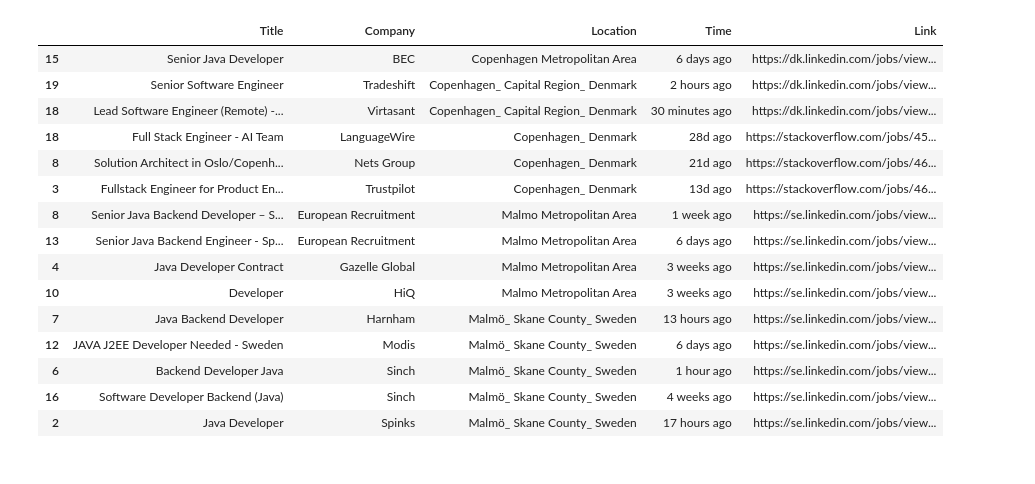
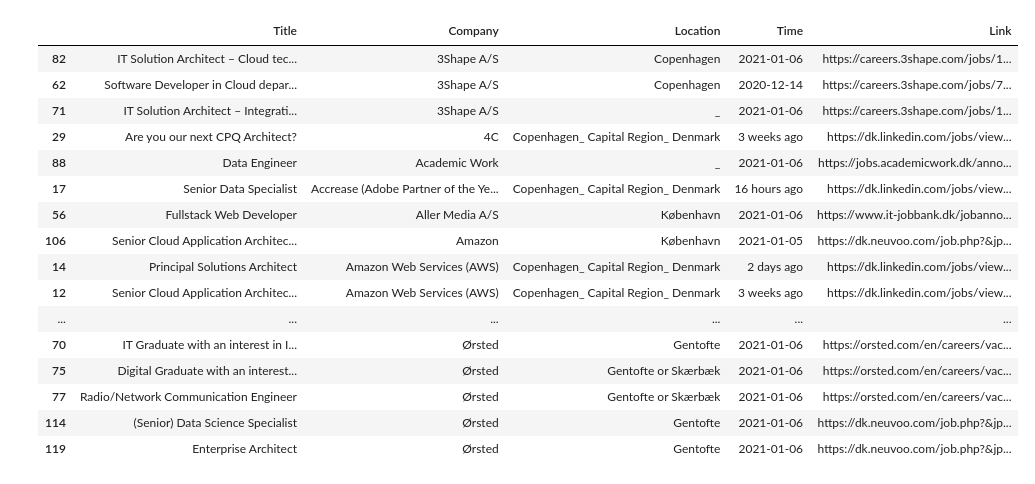
Before and after one commit to sujoe77/DataLab, a Jupyter notebook: cs109/webScraping/job/explore_job.ipynb, the cells around one changed output. Drawn from its saved outputs; the diff is of its cells as text; code cells hidden in the pictures.

```diff
--- a/cs109/webScraping/job/explore_job.ipynb
+++ b/cs109/webScraping/job/explore_job.ipynb
@@ -1,8 +1,9 @@
 # %%
+import glob
+import os
 from datetime import datetime, timedelta
+
 import pandas as pd
-import glob, os
-import numpy as np
 
 def ex_filter(title, exList):
     for keyword in exList:
@@ -15,12 +16,15 @@ os.chdir("/media/zhou/DATA/zhousu/git/github_new/DataLab/cs109/webScraping/job/d
 dfList = []
 for file in glob.glob("*.csv"):
     mtime = os.path.getmtime(file)
-    #print(mtime)
+    #print(mtime)--
+
     now = datetime.now()
-    before = now + timedelta(hours = -9)
-    ts = before.timestamp()
+    end = now + timedelta(days = -0)
+    start = now + timedelta(days = -34)
+    ts = start.timestamp()
+    ts2 = end.timestamp()
     #print(ts)
-    if mtime > ts:
+    if mtime > ts and mtime < ts2:
         print(file)
         df1 = pd.read_csv(file)
         dfList.append(df1)
@@ -29,22 +33,41 @@ df = pd.concat(dfList)
 
 pd.set_option('display.max_colwidth', -1)
 
-excludeCompany = "Valtech|Peytz|UNOPS|Mercell|GlobeSearch|Laerdal|Commentor|Game|Academy|Handiscover"
-excludeCompany += "|KMD|Bloom|Maersk|BLAST|DevFactory|Proper|Netcom|DTU|Portchain|Enghouse|Kind|Neo4j"
+excludeCompany = "Valtech|Peytz|UNOPS|Mercell|GlobeSearch|Laerdal|Commentor|Game|Academy|Handiscover|SOS|BEC|Glaze|Loops|My-Stai"
+excludeCompany += "|Energy|KMD|Bloom|Maersk|BLAST|DevFactory|Proper|Netcom|DTU|Portchain|Enghouse|Kind|Neo4j|The org|Peakon|Universitet|Nykredit"
+excludeCompany += "|splice|styrelsen|Backlink|Energinet|Økonomistyrelsen|GAN Integrity|EPOS|Statistik|Coupleness|obi|Nexcom|Mjølner|Intempus|IPRally|Issuu|Payne Search|Turis|Startuplifers|sports|Adnami|One.com|Talent|Cobblestone|SoEasy|Stakater|Trustpilot|Blockchain4talent|Elastic|Acamp|Futurenoob|Olufsen|Crossover|Accenture|Copyright|butter|GoodMonday|Holvi"
+excludeCompany += "|pwc|visikon|lego|iHeadHunt|Logistics"
 
-excludeTitle = "Scrum|Change|WordPress|SRE|test|Kotlin|iOS|Admin|30_000|Junior"
-excludeLocation="Lund"
-excludeLink="460585|2326315982|457937"
+excludeCompanyTemp="GitHub|Virtasant|Unity|Nets|Microsoft|Nordea|Tradeshift|Amazon|Splice|shape|Anyfin"
+
+excludeTitle = "Analytiker|Designer|Front|karriere|ASIC|Scrum|Change|WordPress|SRE|test|Kotlin|iOS|Admin|30_000|Junior|kehittäjä|Student|Intern|Embedded|Laravel|utvecklare"
+excludeTitleTemp = "Learning|AWS Cloud"
+excludeLocation="Lund|Malm|Kolding|Aalborg|Helsingør|Aarhus"
+excludeLink="377999|377808|2195971|23292354"
+#excludeLink="2BNjzLXvmk7hI5bmXGvbZA|dOGg2LpnDWjdz8ehzwVUVw|KfAph08xNE12A0XXbLpCeA|aB5wO%2ByQDrAQunLSjb|2BpwDAkDJEtVkobVdhqHBkA|466447|466446|457937|821ad2b7b341|nUYZMON0zQF4zgg|cDW7WAjauYxbF6v837261Q"
+#excludeLink="460585|2326315982|457937|821ad2b7b341|460584|466446|d09a27fa0692|466447|083e9976e50b"
+#excludeLink+="|2BNjzLXvmk7hI5bmXGvbZA|dOGg2LpnDWjdz8ehzwVUVw|KfAph08xNE12A0XXbLpCeA|2BpwDAkDJEtVkobVdhqHBkA|wLO5LludxRoS%2FBIjHtRxig%3D%3D|aB5wO%2ByQDrAQunLSjb|nUYZMON0zQF4zgg|cDW7WAjauYxbF6v837261Q"
+#excludeLink+="|1d3c0fb13884|0e72b20c-6323|d07b82f6-1d9d|2264264068|2337846741|2315585599|7bbe86a3-64ad"
 
 df = df[
     #(~df['Location'].str.contains("Malm", case=False))
     (~df['Company'].str.contains(excludeCompany, case=False))
+   #&(~df['Company'].str.contains(excludeCompanyTemp, case=False))
    & (~df['Title'].str.contains(excludeTitle, case=False))
+    & (~df['Title'].str.contains(excludeTitleTemp, case=False))
    & (~df['Location'].str.contains(excludeLocation, case=False))
    & (~df['Link'].str.contains(excludeLink, case=False))
   ]
 
+df.drop_duplicates(subset =['Link'], keep = 'last', inplace = True)
 df.drop_duplicates(subset =['Company', 'Title'], keep = 'last', inplace = True)
 
-df.sort_values(by=['Location', 'Company', 'Title'])
+
+def make_clickable(val):
+    if val.startswith('http'):
+        return '<a href="{0}">{0}</a>'.format(val)
+    else:
+        return val
+
+df.reset_index(drop=True).sort_values(by=['Company', 'Location', 'Title']).style.format(make_clickable)
 # %% [output]
@@ -61,16 +91,17 @@ jobs_stackoverflow20201209035401.csv
 |  | Title | Company | Location | Time | Link |
-| 15 | Senior Java Developer | BEC | Copenhagen Metropolitan Area | 6 days ago | https://dk.linkedin.com/jobs/view... |
-| 19 | Senior Software Engineer | Tradeshift | Copenhagen_ Capital Region_ Denmark | 2 hours ago | https://dk.linkedin.com/jobs/view... |
-| 18 | Lead Software Engineer (Remote) -... | Virtasant | Copenhagen_ Capital Region_ Denmark | 30 minutes ago | https://dk.linkedin.com/jobs/view... |
-| 18 | Full Stack Engineer - AI Team | LanguageWire | Copenhagen_ Denmark | 28d ago | https://stackoverflow.com/jobs/45... |
-| 8 | Solution Architect in Oslo/Copenh... | Nets Group | Copenhagen_ Denmark | 21d ago | https://stackoverflow.com/jobs/46... |
-| 3 | Fullstack Engineer for Product En... | Trustpilot | Copenhagen_ Denmark | 13d ago | https://stackoverflow.com/jobs/46... |
-| 8 | Senior Java Backend Developer – S... | European Recruitment | Malmo Metropolitan Area | 1 week ago | https://se.linkedin.com/jobs/view... |
-| 13 | Senior Java Backend Engineer - Sp... | European Recruitment | Malmo Metropolitan Area | 6 days ago | https://se.linkedin.com/jobs/view... |
-| 4 | Java Developer Contract | Gazelle Global | Malmo Metropolitan Area | 3 weeks ago | https://se.linkedin.com/jobs/view... |
-| 10 | Developer | HiQ | Malmo Metropolitan Area | 3 weeks ago | https://se.linkedin.com/jobs/view... |
-| 7 | Java Backend Developer | Harnham | Malmö_ Skane County_ Sweden | 13 hours ago | https://se.linkedin.com/jobs/view... |
-| 12 | JAVA J2EE Developer Needed - Sweden | Modis | Malmö_ Skane County_ Sweden | 6 days ago | https://se.linkedin.com/jobs/view... |
-| 6 | Backend Developer Java | Sinch | Malmö_ Skane County_ Sweden | 1 hour ago | https://se.linkedin.com/jobs/view... |
-| 16 | Software Developer Backend (Java) | Sinch | Malmö_ Skane County_ Sweden | 4 weeks ago | https://se.linkedin.com/jobs/view... |
-| 2 | Java Developer | Spinks | Malmö_ Skane County_ Sweden | 17 hours ago | https://se.linkedin.com/jobs/view... |
+| 82 | IT Solution Architect – Cloud tec... | 3Shape A/S | Copenhagen | 2021-01-06 | https://careers.3shape.com/jobs/1... |
+| 62 | Software Developer in Cloud depar... | 3Shape A/S | Copenhagen | 2020-12-14 | https://careers.3shape.com/jobs/7... |
+| 71 | IT Solution Architect – Integrati... | 3Shape A/S | _ | 2021-01-06 | https://careers.3shape.com/jobs/1... |
+| 29 | Are you our next CPQ Architect? | 4C | Copenhagen_ Capital Region_ Denmark | 3 weeks ago | https://dk.linkedin.com/jobs/view... |
+| 88 | Data Engineer | Academic Work | _ | 2021-01-06 | https://jobs.academicwork.dk/anno... |
+| 17 | Senior Data Specialist | Accrease (Adobe Partner of the Ye... | Copenhagen_ Capital Region_ Denmark | 16 hours ago | https://dk.linkedin.com/jobs/view... |
+| 56 | Fullstack Web Developer | Aller Media A/S | København | 2021-01-06 | https://www.it-jobbank.dk/jobanno... |
+| 106 | Senior Cloud Application Architec... | Amazon | København | 2021-01-05 | https://dk.neuvoo.com/job.php?&jp... |
+| 14 | Principal Solutions Architect | Amazon Web Services (AWS) | Copenhagen_ Capital Region_ Denmark | 2 days ago | https://dk.linkedin.com/jobs/view... |
+| 12 | Senior Cloud Application Architec... | Amazon Web Services (AWS) | Copenhagen_ Capital Region_ Denmark | 3 weeks ago | https://dk.linkedin.com/jobs/view... |
+| ... | ... | ... | ... | ... | ... |
+| 70 | IT Graduate with an interest in I... | Ørsted | Gentofte | 2021-01-06 | https://orsted.com/en/careers/vac... |
+| 75 | Digital Graduate with an interest... | Ørsted | Gentofte or Skærbæk | 2021-01-06 | https://orsted.com/en/careers/vac... |
+| 77 | Radio/Network Communication Engineer | Ørsted | Gentofte or Skærbæk | 2021-01-06 | https://orsted.com/en/careers/vac... |
+| 114 | (Senior) Data Science Specialist | Ørsted | Gentofte | 2021-01-06 | https://dk.neuvoo.com/job.php?&jp... |
+| 119 | Enterprise Architect | Ørsted | Gentofte | 2021-01-06 | https://dk.neuvoo.com/job.php?&jp... |
```
Also changed, not shown: parts of 1 cell of this notebook, 7 other files.
